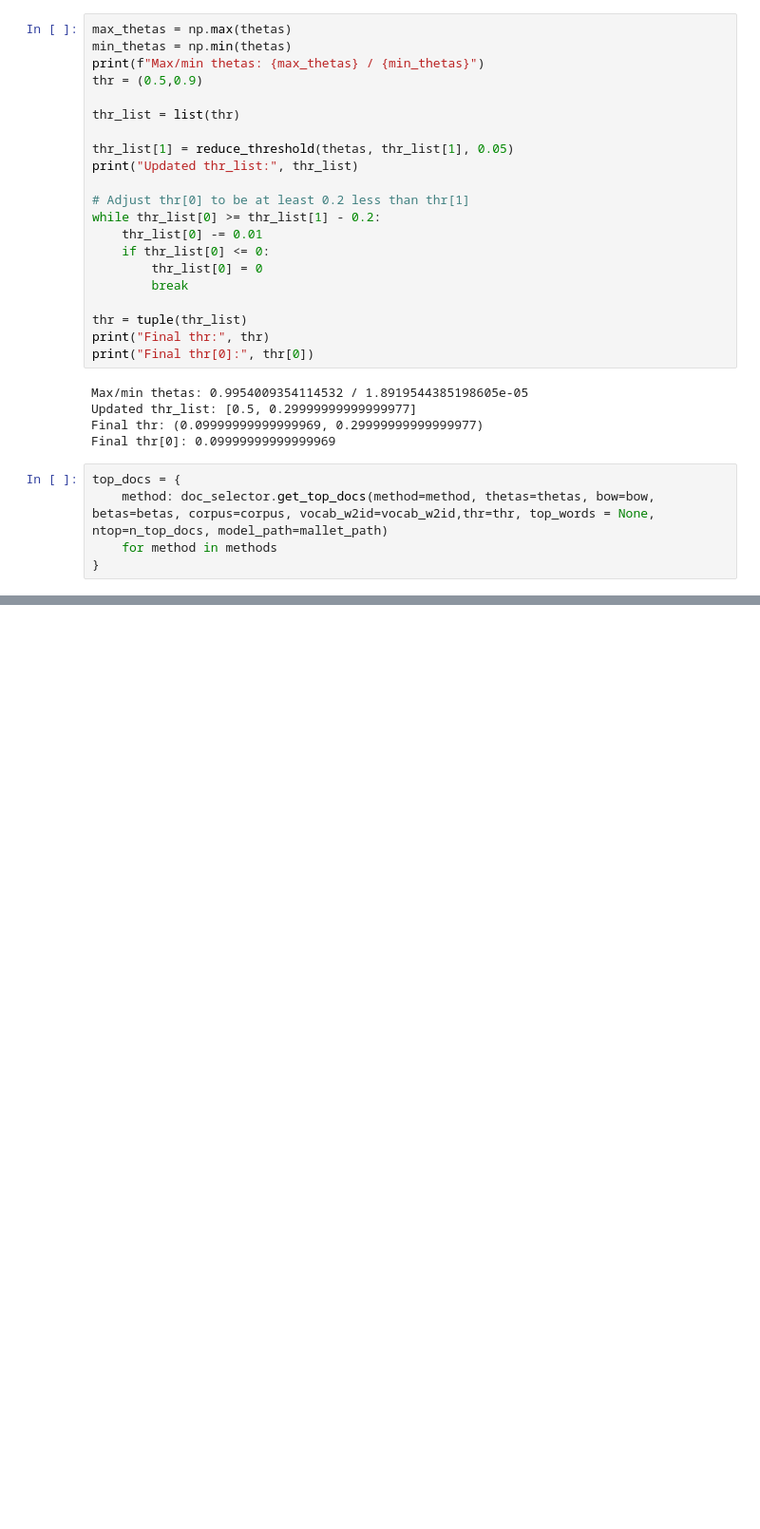
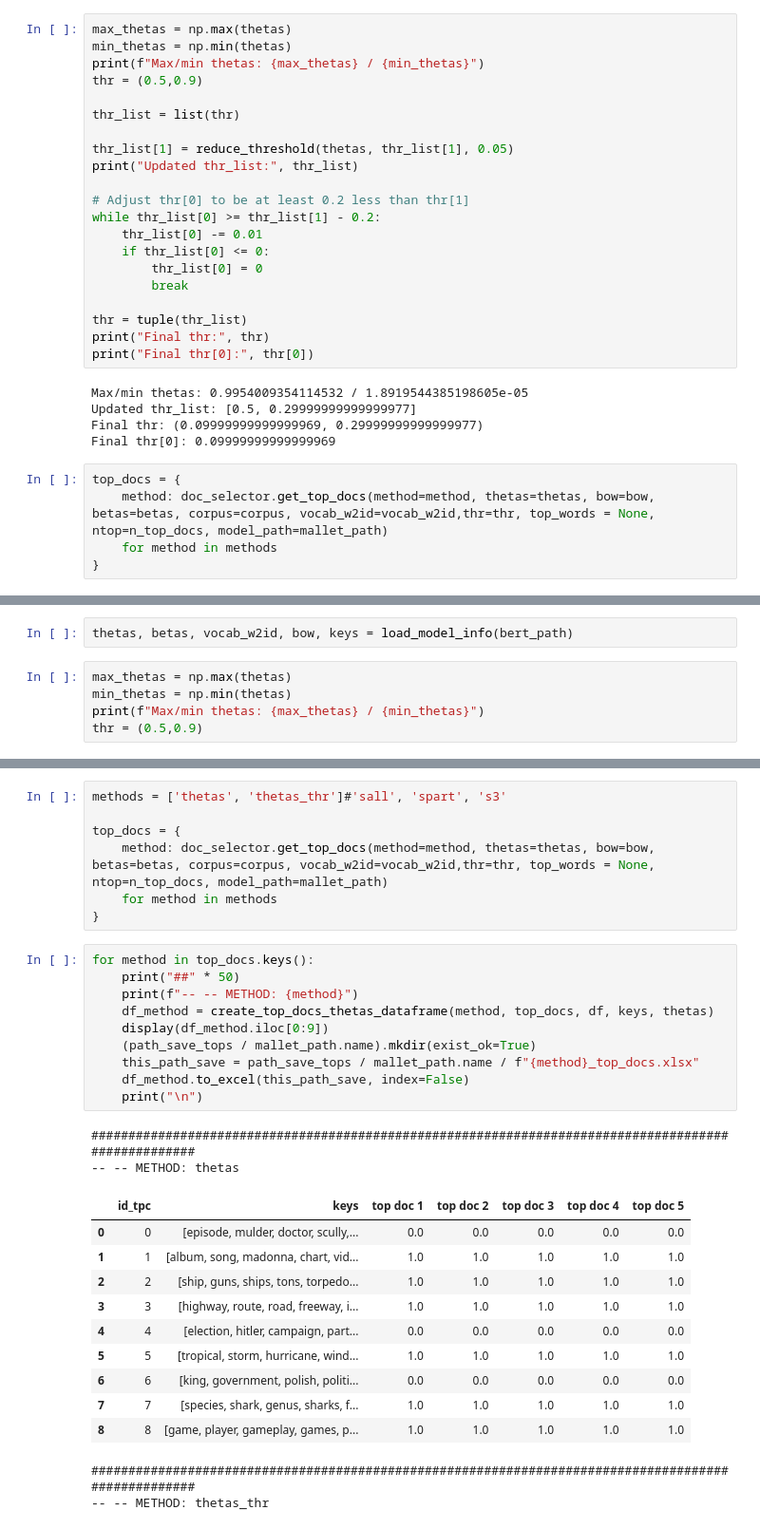
Before and after one commit to ahoho/proxann, a Jupyter notebook: notebooks/top_docs_sample_vs_thr.ipynb, the cells around one changed output, grey strips where cells are left out. Shown at 95% size. Drawn from its saved outputs; the diff is of its cells as text; blank space fills up the shorter version.

```diff
--- a/notebooks/top_docs_sample_vs_thr.ipynb
+++ b/notebooks/top_docs_sample_vs_thr.ipynb
@@ -336,0 +403,7 @@ for method in top_docs.keys():
+# %%
+thetas, betas, vocab_w2id, bow, keys = load_model_info(bert_path)
+# %%
+max_thetas = np.max(thetas)
+min_thetas = np.min(thetas)
+print(f"Max/min thetas: {max_thetas} / {min_thetas}")
+thr = (0.5,0.9)
@@ -336,0 +427,32 @@ for method in top_docs.keys():
+# %%
+methods = ['thetas', 'thetas_thr']#'sall', 'spart', 's3'
+
+top_docs = {
+    method: doc_selector.get_top_docs(method=method, thetas=thetas, bow=bow, betas=betas, corpus=corpus, vocab_w2id=vocab_w2id,thr=thr, top_words = None, ntop=n_top_docs, model_path=mallet_path)
+    for method in methods
+}
+# %%
+for method in top_docs.keys():
+    print("##" * 50)
+    print(f"-- -- METHOD: {method}")
+    df_method = create_top_docs_thetas_dataframe(method, top_docs, df, keys, thetas)
+    display(df_method.iloc[0:9])
+    (path_save_tops / mallet_path.name).mkdir(exist_ok=True)
+    this_path_save = path_save_tops / mallet_path.name / f"{method}_top_docs.xlsx"
+    df_method.to_excel(this_path_save, index=False)
+    print("\n")
+# %% [output]
+####################################################################################################
+-- -- METHOD: thetas
+|  | id_tpc | keys | top doc 1 | top doc 2 | top doc 3 | top doc 4 | top doc 5 |
+| 0 | 0 | [episode, mulder, doctor, scully,... | 0.0 | 0.0 | 0.0 | 0.0 | 0.0 |
+| 1 | 1 | [album, song, madonna, chart, vid... | 1.0 | 1.0 | 1.0 | 1.0 | 1.0 |
+| 2 | 2 | [ship, guns, ships, tons, torpedo... | 1.0 | 1.0 | 1.0 | 1.0 | 1.0 |
+| 3 | 3 | [highway, route, road, freeway, i... | 1.0 | 1.0 | 1.0 | 1.0 | 1.0 |
+| 4 | 4 | [election, hitler, campaign, part... | 0.0 | 0.0 | 0.0 | 0.0 | 0.0 |
+| 5 | 5 | [tropical, storm, hurricane, wind... | 1.0 | 1.0 | 1.0 | 1.0 | 1.0 |
+| 6 | 6 | [king, government, polish, politi... | 0.0 | 0.0 | 0.0 | 0.0 | 0.0 |
+| 7 | 7 | [species, shark, genus, sharks, f... | 1.0 | 1.0 | 1.0 | 1.0 | 1.0 |
+| 8 | 8 | [game, player, gameplay, games, p... | 1.0 | 1.0 | 1.0 | 1.0 | 1.0 |
+####################################################################################################
+-- -- METHOD: thetas_thr
```
Also changed, not shown: parts of 13 cells of this notebook, 22 other files.
